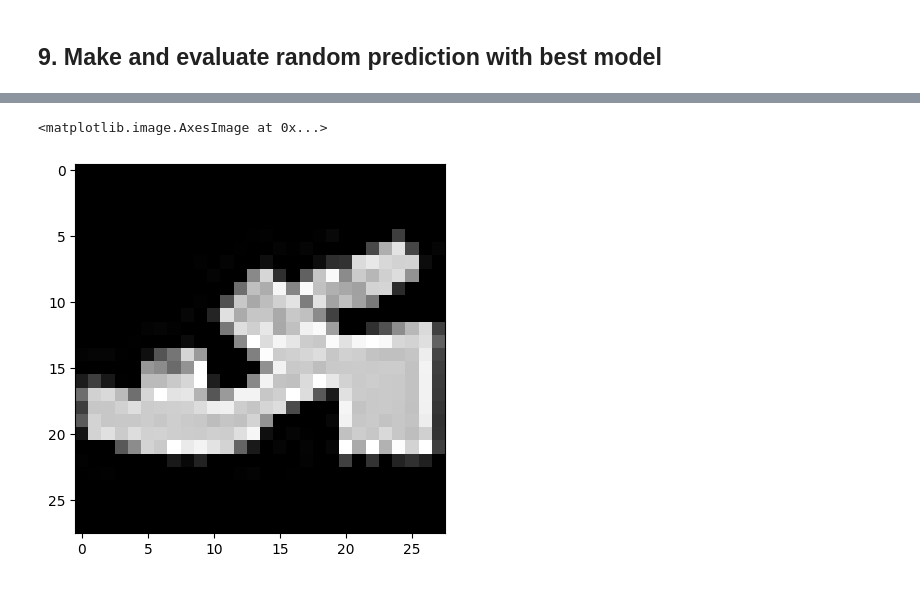
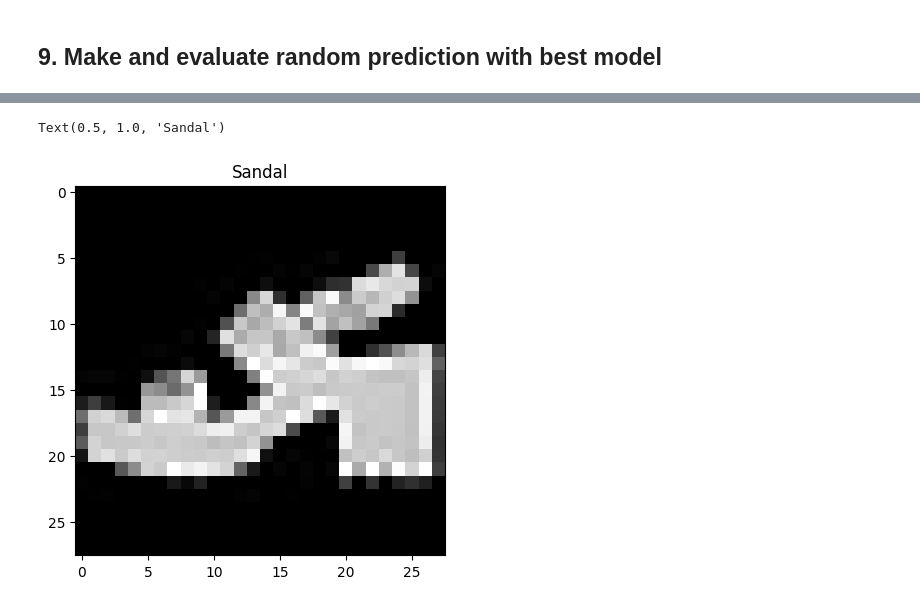
Before and after one commit to ShafaetUllah032/DL_with_PyTorch, a Jupyter notebook: 03 pytorch computer vision.ipynb, the cells around one changed output, grey strips where cells are left out. Saved outputs shown, nothing was run; the diff lists cells and outputs as text; code cells hidden in the pictures.

```diff
--- a/03 pytorch computer vision.ipynb
+++ b/03 pytorch computer vision.ipynb
@@ -1290,5 +1279,6 @@ torch.Size([1, 28, 28])
 # %%
 plt.imshow(test_sample[0].squeeze(),cmap='gray')
+plt.title(class_name[test_labels[0]])
 # %% [output]
-<matplotlib.image.AxesImage at 0x...>
+Text(0.5, 1.0, 'Sandal')
-[figure, old version]
+[figure, new version]
```
Also changed, not shown: parts of 30 cells of this notebook, 1 other file.
